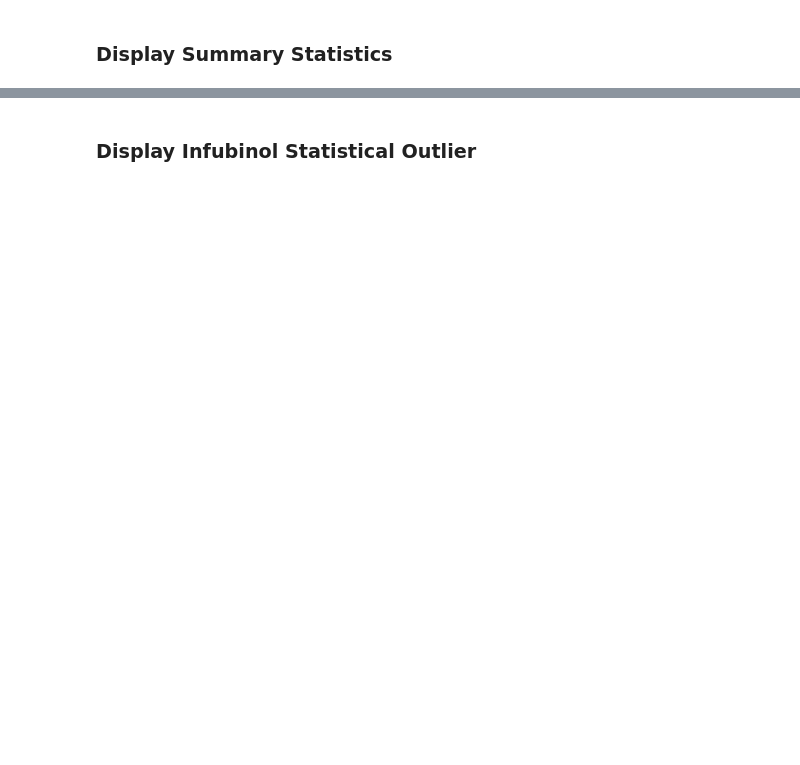
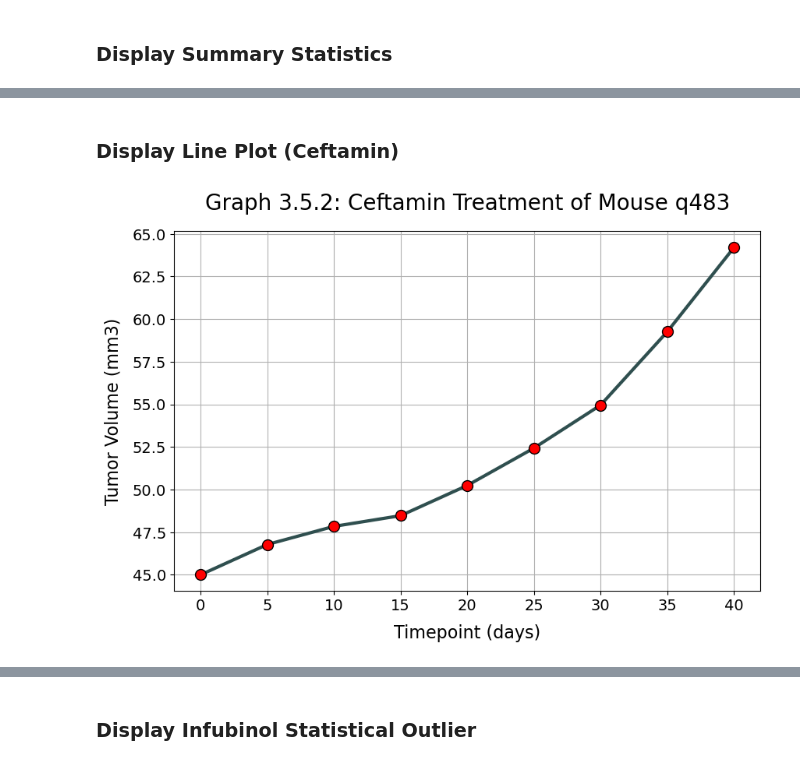
Before and after one commit to njamesgeorge1223/Pharmaceutical-Animal-Study-Analysis-with-Matplotlib, a Jupyter notebook: Pymaceuticals.ipynb, the cells around one changed output, grey strips where cells are left out. Cells and saved outputs as stored; diff of their text form; code cells hidden in the pictures; blank space fills up the shorter version.

```diff
--- a/Pymaceuticals.ipynb
+++ b/Pymaceuticals.ipynb
@@ -772,0 +1042,17 @@ r-squared:   0.7089
+# %% [markdown]
+### **Display Line Plot (Ceftamin)**
+# %%
+titleStringVariable \
+    = f'Graph 3.5.2: Ceftamin Treatment of Mouse {randomMouseIDCeftaminStringVariable}'
+
+subroutine \
+    .DisplayMatplotlibLineChartFromXYSeries \
+        (ceftaminXValuesSeries,
+         ceftaminYValuesSeries,
+         'darkslategray',
+         'solid',
+         'Timepoint (days)',
+         'Tumor Volume (mm3)',
+         titleStringVariable)
+# %% [output]
+[figure, added]
```
Also changed, not shown: parts of 396 cells of this notebook, 3 other files.
